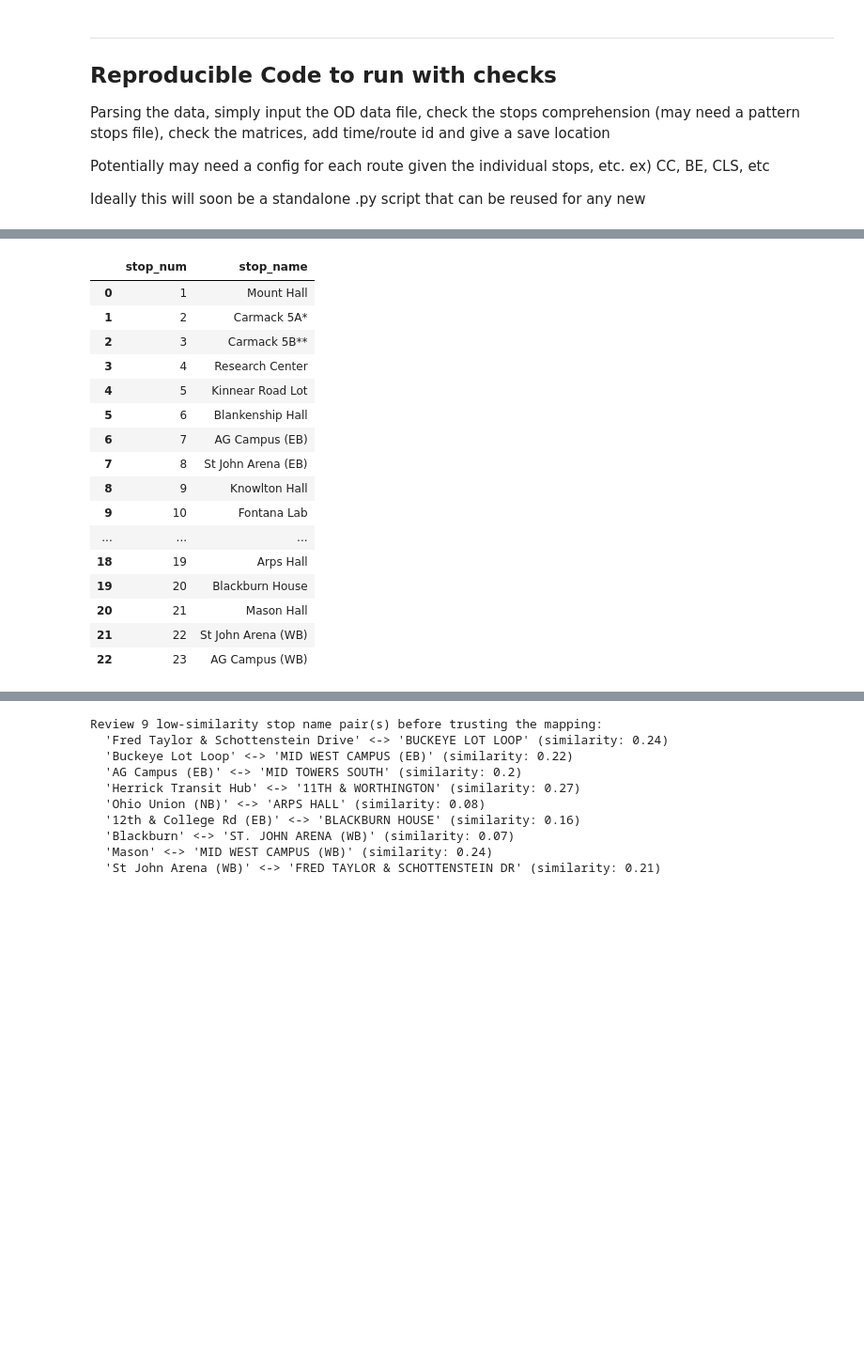
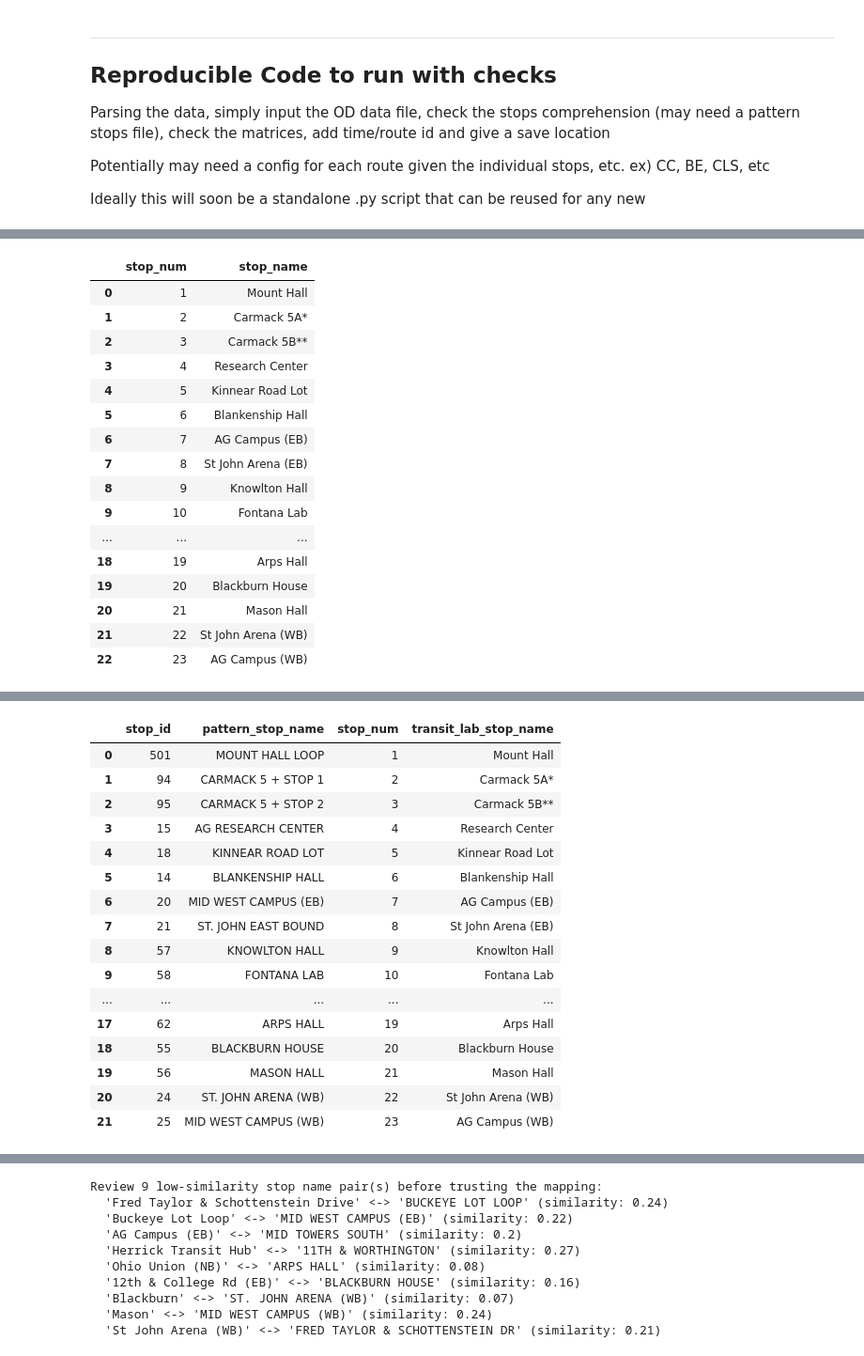
Before and after one commit to morgan1461/transportation-planning, a Jupyter notebook: od_pairs.ipynb, the cells around one changed output, grey strips where cells are left out. Shown at 94% size. Cells and saved outputs as stored; diff of their text form; code cells hidden in the pictures; blank space fills up the shorter version.

```diff
--- a/od_pairs.ipynb
+++ b/od_pairs.ipynb
@@ -806,7 +806,76 @@ weekday_stop_summary = weekday_stop_summary.iloc[:weekday_stop_summary[weekday_s
 print('Check the stop summary below: ')
 display(weekday_stop_summary)
 
-input("Enter the stop_num of any stops that should be removed: ")
+removal = int(input("Enter the stop_num of any stops that should be removed: "))
+# removal=18
+
+weekday_stop_summary = weekday_stop_summary[weekday_stop_summary['stop_num'] != removal]
+# print('Updated stop summary after removal: ')
+# display(weekday_stop_summary)
+
+# line up both pattern stops and the weekday stop summary in order in one df
+route_locations_ordered = selected_locations_map.reset_index(drop=True).copy()
+weekday_stop_summary_ordered = weekday_stop_summary.reset_index(drop=True).copy()
+
+if len(route_locations_ordered) != len(weekday_stop_summary_ordered):
+    raise ValueError(
+        f"Cannot pair stops by order: pattern stops has {len(route_locations_ordered)} rows, ",
+        f"weekday stop summary has {len(weekday_stop_summary_ordered)} rows."
+    )
+
+ordered_stop_mapping = pd.concat(
+    [
+        route_locations_ordered[['stop_id', 'stop_name']].rename(columns={'stop_name': 'pattern_stop_name'}),
+        weekday_stop_summary_ordered[['stop_num', 'stop_name']].rename(columns={'stop_name': 'transit_lab_stop_name'})
+    ],
+    axis=1
+)
+print('Check the following mapping to ensure that the pattern stops and transit lab stops are correctly aligned by order: ')
+display(ordered_stop_mapping)
+input("Press Enter to continue or escape to exit...")
+
+#
+# Ok - now read in the excel files copy and pasting the code from before to see if this works
+
+# pick file name with route ID in it
+weekday_od_file = [f for f in os.listdir(weekday_od_path) if route_id in f][0]
+
+excel_data = pd.ExcelFile(os.path.join(weekday_od_path, weekday_od_file))
+sheet_names = excel_data.sheet_names
+hourly_sheets = [sheet for sheet in sheet_names if '-' in sheet] # based on a - separating the time here
+hourly_sheets
+
+def sheet_name_to_time(sheet_name):
+    """Convert a sheet name like 'October 2025 06AM-07AM' to its start time (e.g. 06:00:00)."""
+    match = re.search(r'(\d{1,2})(AM|PM)-', sheet_name)
+    hour, period = int(match.group(1)), match.group(2)
+    hour = (0 if hour == 12 else hour) if period == 'AM' else (hour if hour == 12 else hour + 12)
+    return time(hour=hour)
+
+hourly_long_frames = []
+for sheet_name in hourly_sheets:
+    df_raw = pd.read_excel(os.path.join(weekday_od_path, weekday_od_file), sheet_name=sheet_name, header=None)
+    od_matrix = format_od_matrix(df_raw)
+
+    # normalize any carryover destination/origin labels back to the original stop numbers 1-6
+    od_matrix.index = [normalize_stop_num(x) for x in od_matrix.index]
+    od_matrix.columns = [normalize_stop_num(x) for x in od_matrix.columns]
+
+    # sum carryover rows/cols into their normalized stop number so each stop appears once
+    od_matrix = od_matrix.groupby(level=0).sum()
+    od_matrix = od_matrix.T.groupby(level=0).sum().T
+
+    sheet_long = od_matrix_to_long(od_matrix)
+    sheet_long['origin_id'] = sheet_long['origin_id'].astype(str)
+    sheet_long['destination_id'] = sheet_long['destination_id'].astype(str)
+    sheet_long = sheet_long.groupby(['origin_id', 'destination_id'], as_index=False)['volume'].sum()
+    sheet_long['time'] = sheet_name_to_time(sheet_name)
+    sheet_long['route_id'] = 'CC'
+
+    hourly_long_frames.append(sheet_long)
+
+hourly_long_df = pd.concat(hourly_long_frames, ignore_index=True)
+hourly_long_df
 # %% [output]
 Welcome to the OD Pairs Processing Tool for Flowmap City!
 
@@ -861,0 +933,17 @@ K:/AP/TTM/Data/transportation-planning/data/transit-lab/od-pairs/
+|  | stop_id | pattern_stop_name | stop_num | transit_lab_stop_name |
+| 0 | 501 | MOUNT HALL LOOP | 1 | Mount Hall |
+| 1 | 94 | CARMACK 5 + STOP 1 | 2 | Carmack 5A* |
+| 2 | 95 | CARMACK 5 + STOP 2 | 3 | Carmack 5B** |
+| 3 | 15 | AG RESEARCH CENTER | 4 | Research Center |
+| 4 | 18 | KINNEAR ROAD LOT | 5 | Kinnear Road Lot |
+| 5 | 14 | BLANKENSHIP HALL | 6 | Blankenship Hall |
+| 6 | 20 | MID WEST CAMPUS (EB) | 7 | AG Campus (EB) |
+| 7 | 21 | ST. JOHN EAST BOUND | 8 | St John Arena (EB) |
+| 8 | 57 | KNOWLTON HALL | 9 | Knowlton Hall |
+| 9 | 58 | FONTANA LAB | 10 | Fontana Lab |
+| ... | ... | ... | ... | ... |
+| 17 | 62 | ARPS HALL | 19 | Arps Hall |
+| 18 | 55 | BLACKBURN HOUSE | 20 | Blackburn House |
+| 19 | 56 | MASON HALL | 21 | Mason Hall |
+| 20 | 24 | ST. JOHN ARENA (WB) | 22 | St John Arena (WB) |
+| 21 | 25 | MID WEST CAMPUS (WB) | 23 | AG Campus (WB) |
```
Also changed, not shown: parts of 1 cell of this notebook.
